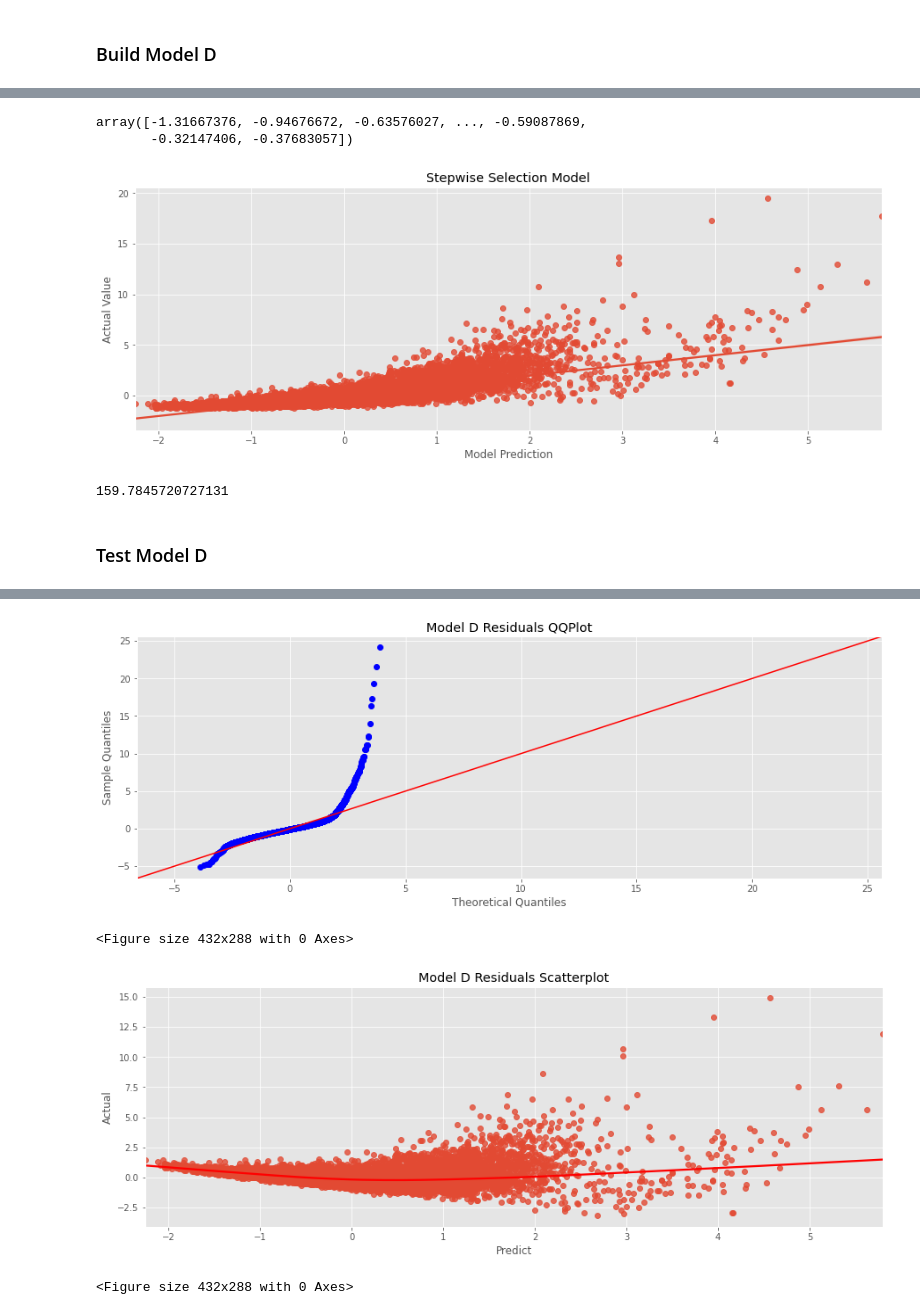
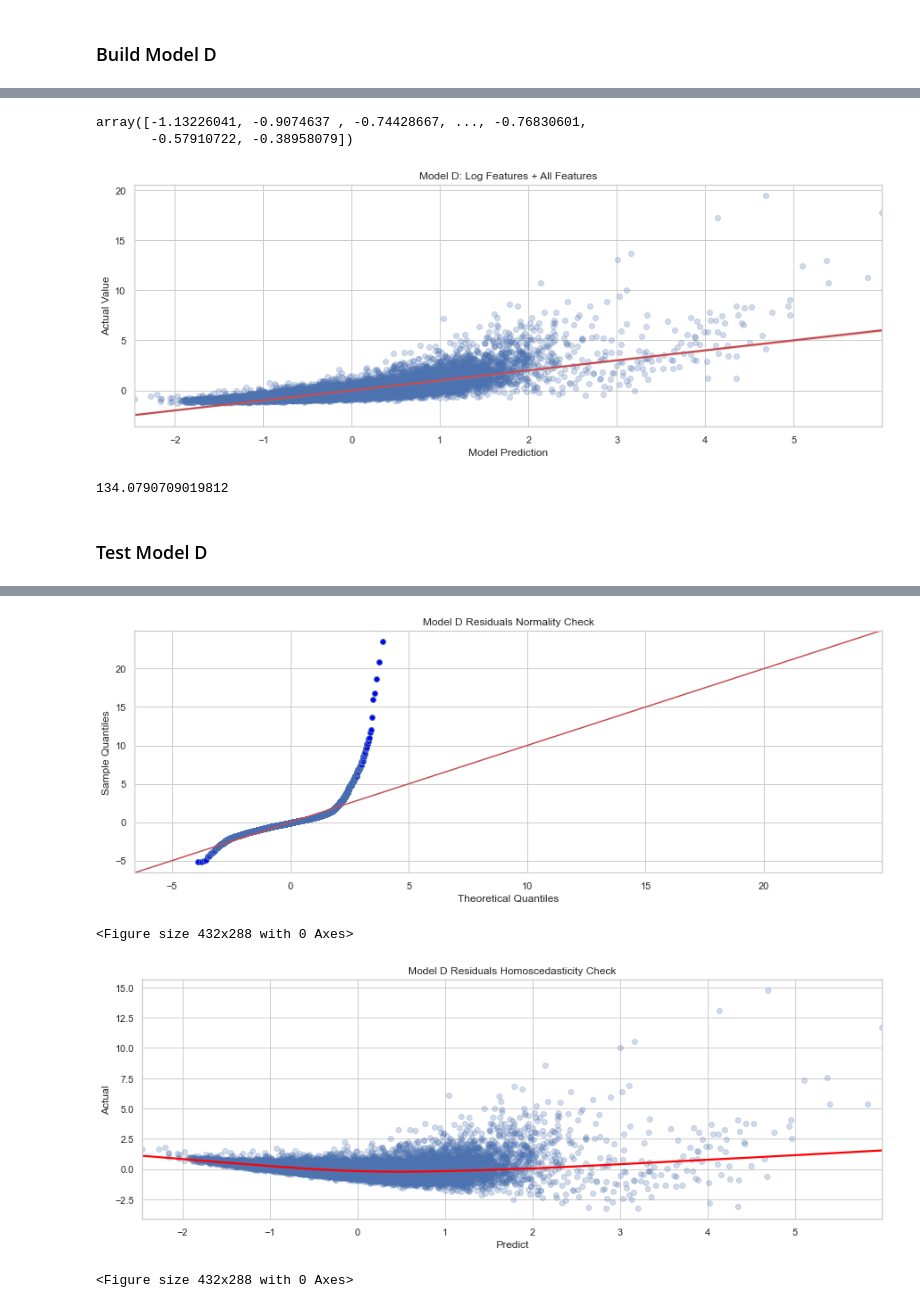
Before and after one commit to baotramduong/Portfolio_Project_Multivariate_Linear_Regression_King_County_Housing, a Jupyter notebook: Part II.A - Multivariate Linear Regression.ipynb, the cells around one changed output, grey strips where cells are left out. Drawn from its saved outputs; the diff is of its cells as text; code cells hidden in the pictures.

```diff
--- a/Part II.A - Multivariate Linear Regression.ipynb
+++ b/Part II.A - Multivariate Linear Regression.ipynb
@@ -783,7 +788,7 @@ with sns.axes_style("white"):
                      vmax = 1,
                      vmin = -1,
                      square = True)
-
+    plt.title('Model B Multicollinearity Check')
 plt.savefig('./Data & Figures/model_B_multicollinarity_check')
 
 #recheck for normality
@@ -792,7 +797,7 @@ fig = sm.graphics.qqplot(model_B.resid,
                          line = '45',
                          fit = True)
 fig.set_size_inches(15, 5)
-plt.title('Stepwise Selection Model Residuals QQPlot')
+plt.title('Model B Residuals Normality Check')
 plt.show()
 plt.savefig('./Data & Figures/model_B_residuals_qqplot')
 
@@ -801,8 +806,9 @@ plt.figure(figsize = (15, 5))
 sns.regplot(x = model_B.predict(),
             y = model_B.resid,
             lowess = True,
-            line_kws = {'color': 'red'})
-plt.title('Stepwise Selection Model Residuals Scatterplot')
+            line_kws = {'color': 'red'},
+            scatter_kws = {'s': 25,'alpha':0.25})
+plt.title('Model B Residuals Homoscedasticity Check')
 plt.xlabel('Predict')
 plt.ylabel('Actual')
 plt.show()
@@ -864,7 +862,7 @@ preprocessed_C['sqft_living15_poly'] = preprocessed_C['sqft_living15']**2
 preprocessed_C['sqft_lot15_poly'] = preprocessed_C['sqft_lot15']**2
 # %%
 #drop old values
-preprocessed_C.drop(['sqft_above', 'sqft_lot', 'sqft_living15', 'sqft_lot15'], axis = 1, inplace = True)
+preprocessed_C.drop(['sqft_above', 'sqft_lot', 'sqft_living15', 'sqft_lot15', 'zip_C'], axis = 1, inplace = True)
 # %%
 #review dataframe
 preprocessed_C.head(2)
@@ -971,8 +969,8 @@ with sns.axes_style("white"):
                      vmax = 1,
                      vmin = -1,
                      square = True)
-
-plt.savefig('./Data & Figures/model_B_multicollinarity_check')
+    plt.title('Model C  Multicollinarity Check')
+plt.savefig('./Data & Figures/model_C_multicollinarity_check')
 
 #recheck for normality
 fig = sm.graphics.qqplot(model_C.resid,
@@ -980,19 +978,20 @@ fig = sm.graphics.qqplot(model_C.resid,
                          line = '45',
                          fit = True)
 fig.set_size_inches(15, 5)
-plt.title('Stepwise Selection Model Residuals QQPlot')
+plt.title('Model C Residuals Normality Check')
 plt.show()
-plt.savefig('./Data & Figures/model_B_residuals_qqplot')
+plt.savefig('./Data & Figures/model_C_residuals_qqplot')
 
 #recheck for homoscedasticity
 plt.figure(figsize = (15, 5))
 sns.regplot(x = model_C.predict(),
             y = model_C.resid,
             lowess = True,
-            line_kws = {'color': 'red'})
-plt.title('Stepwise Selection Model Residuals Scatterplot')
+            line_kws = {'color': 'red'},
+            scatter_kws = {'s': 25,'alpha':0.25})
+plt.title('Model C Residuals Homoscedasticity Check')
 plt.xlabel('Predict')
 plt.ylabel('Actual')
 plt.show()
-plt.savefig('./Data & Figures/model_B_homoscedasticity_regplot')
+plt.savefig('./Data & Figures/model_C_homoscedasticity_regplot')
 # %% [output]
@@ -1067,6 +1102,8 @@ preprocessed_log_D = clean[['price', 'sqft_above_log', 'sqft_lot_log', 'sqft_liv
                             'cond_2.0', 'cond_3.0', 'cond_5.0',
                             'zip_A', 'zip_B', 'zip_C', 'zip_E', 'zip_D', 'zip_F', 'zip_G', 'zip_H', 'zip_I',
                             'zipcode']]
+# %%
+preprocessed_log_D.drop('sqft_living15_log', axis = 1, inplace = True)
 # %%
 X = preprocessed_log_D.drop(['price'], axis=1)
 y = preprocessed_log_D['price']
@@ -1154,30 +1191,30 @@ linreg.fit(X[result_D], y)
 yhat = linreg.predict(X[result_D])
 yhat
 # %% [output]
-array([-1.31667376, -0.94676672, -0.63576027, ..., -0.59087869,
-       -0.32147406, -0.37683057])
+array([-1.13226041, -0.9074637 , -0.74428667, ..., -0.76830601,
+       -0.57910722, -0.38958079])
 # %%
 #plot y_hat
 plt.figure(figsize = (15, 5))
-sns.regplot(yhat, y)
-plt.title('Stepwise Selection Model')
+sns.regplot(yhat, y, scatter_kws = {'color':'b','alpha': 0.25},color='r')
+plt.title('Model D: Log Features + All Features')
 plt.xlabel('Model Prediction')
 plt.ylabel('Actual Value');
 plt.savefig('./Data & Figures/model_2_scatterplot')
 # %% [output]
-[figure, old version]
+[figure, new version]
 # %%
 #get intercept
 linreg.intercept_
 # %% [output]
-159.7845720727131
+134.0790709019812
 # %% [markdown]
 ### Test Model D
 # %%
 #recheck for multicollinearity
 mask = np.zeros_like(abs(X[result_D].corr()) > 0.75)
 mask[np.triu_indices_from(mask)] = True
-with sns.axes_style("white"):
+with sns.axes_style('white'):
     fig, ax = plt.subplots(figsize = (10, 10))
     ax = sns.heatmap(abs(X[result_D].corr()) > 0.75,
                      annot = True,
@@ -1187,6 +1224,7 @@ with sns.axes_style("white"):
                      vmax = 1,
                      vmin = -1,
                      square = True)
+    plt.title('Model D Multicollinarity Check')
 plt.savefig('./Data & Figures/model_D_multicollinarity_check')
 
 #recheck for normality
@@ -1195,7 +1233,7 @@ fig = sm.graphics.qqplot(model_D.resid,
                          line = '45',
                          fit = True)
 fig.set_size_inches(15, 5)
-plt.title('Model D Residuals QQPlot')
+plt.title('Model D Residuals Normality Check')
 plt.show()
 plt.savefig('./Data & Figures/model_D_residuals_qqplot')
 
@@ -1204,8 +1242,9 @@ plt.figure(figsize = (15, 5))
 sns.regplot(x = model_D.predict(),
             y = model_D.resid,
             lowess = True,
-            line_kws = {'color': 'red'})
-plt.title('Model D Residuals Scatterplot')
+            line_kws = {'color': 'red'},
+            scatter_kws = {'color':'b','alpha': 0.25}, color = 'r')
+plt.title('Model D Residuals Homoscedasticity Check')
 plt.xlabel('Predict')
 plt.ylabel('Actual')
 plt.show()
@@ -1215,6 +1254,6 @@ plt.savefig('./Data & Figures/model_D_homoscedasticity_regplot')
-[figure, old version]
+[figure, new version]
 <Figure size 432x288 with 0 Axes>
-[figure, old version]
+[figure, new version]
 <Figure size 432x288 with 0 Axes>
 # %%
 #Goldfeld-Quandt test
```
Also changed, not shown: parts of 43 cells of this notebook.
